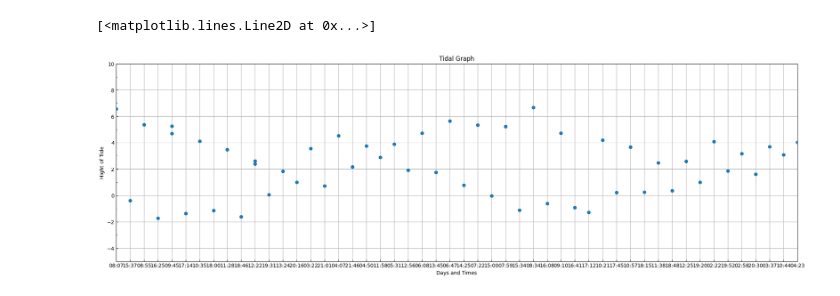
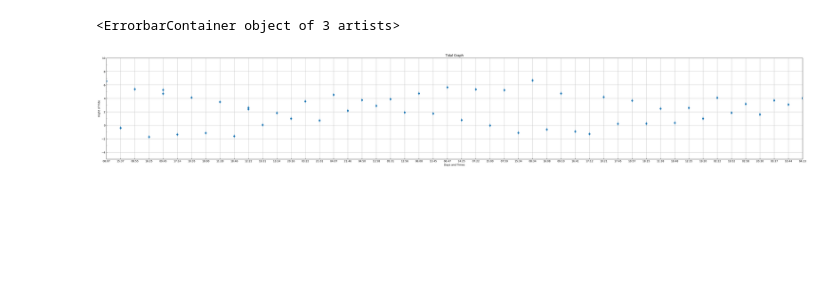
Before and after one commit to Bluewolf909/astr-19-group-project, a Jupyter notebook: main.ipynb, the cells around one changed output. Cells and saved outputs as stored; diff of their text form; code cells hidden in the pictures; blank space fills up the shorter version.

Commit message:
Added error bar and started curve fitting

```diff
--- a/main.ipynb
+++ b/main.ipynb
@@ -39,18 +52,22 @@ heights =  [
 with open(r"C:\Users\posid\OneDrive\Desktop\ASTRON_19\astr19_matplotlib_defaults.txt", "r") as file:
     content = file.read()
 # %%
-f, ax = plt.subplots(1,1,figsize=(24,7))
-ax.xaxis.set_tick_params(which='both',direction='in')
-ax.yaxis.set_tick_params(which='both',direction='in')
-ax.set_ylim(-5,10)
-ax.set_xlim(0,41)
-ax.set_xlabel('Days and Times')
-ax.set_ylabel('Hight of Tide')
-ax.set_title('Tidal Graph')
-ax.set_xticks(np.arange(0,50),minor=True)
-ax.set_yticks(np.arange(-5,10),minor=True)
-ax.grid(True)
-plt.plot(times,heights,'o',)
+npoints = 41
+sigma = 0.25
+y_err = np.full(npoints,sigma)
-# %% [output]
-[<matplotlib.lines.Line2D at 0x...>]
-[figure, removed]
+# %%
+f, ax = plt.subplots(1,1,figsize=(48,7))
+ax.xaxis.set_tick_params(which='both',direction='in')
+ax.yaxis.set_tick_params(which='both',direction='in')
+ax.set_ylim(-5,10)
+ax.set_xlim(0,41)
+ax.set_xlabel('Days and Times')
+ax.set_ylabel('Hight of Tide')
+ax.set_title('Tidal Graph')
+ax.set_xticks(np.arange(0,50),minor=True)
+ax.set_yticks(np.arange(-5,10),minor=True)
+ax.grid(True)
+plt.errorbar(times,heights,sigma,fmt='o')
+# %% [output]
+<ErrorbarContainer object of 3 artists>
+[figure, added]
```
Also changed, not shown: parts of 2 cells of this notebook.
